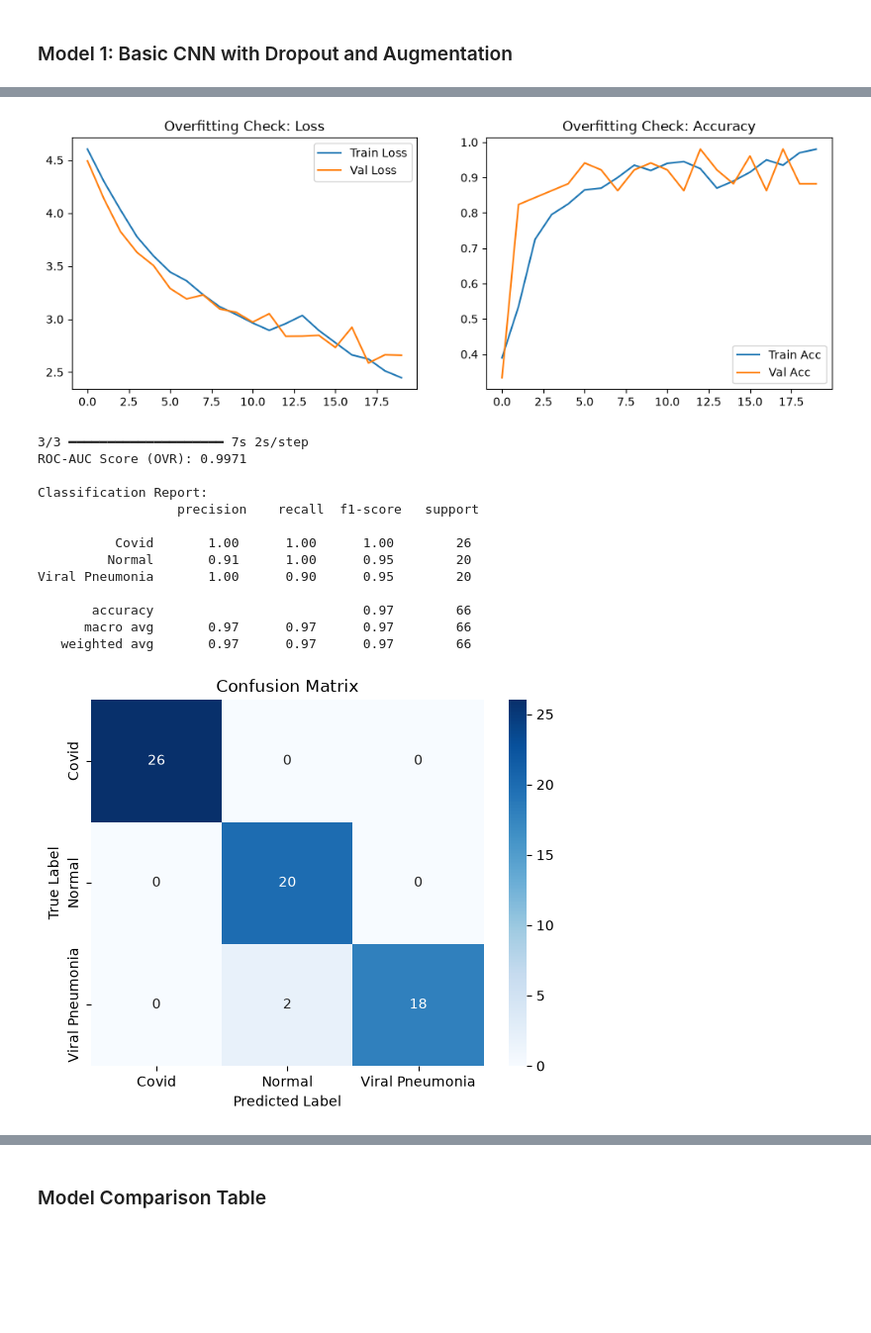
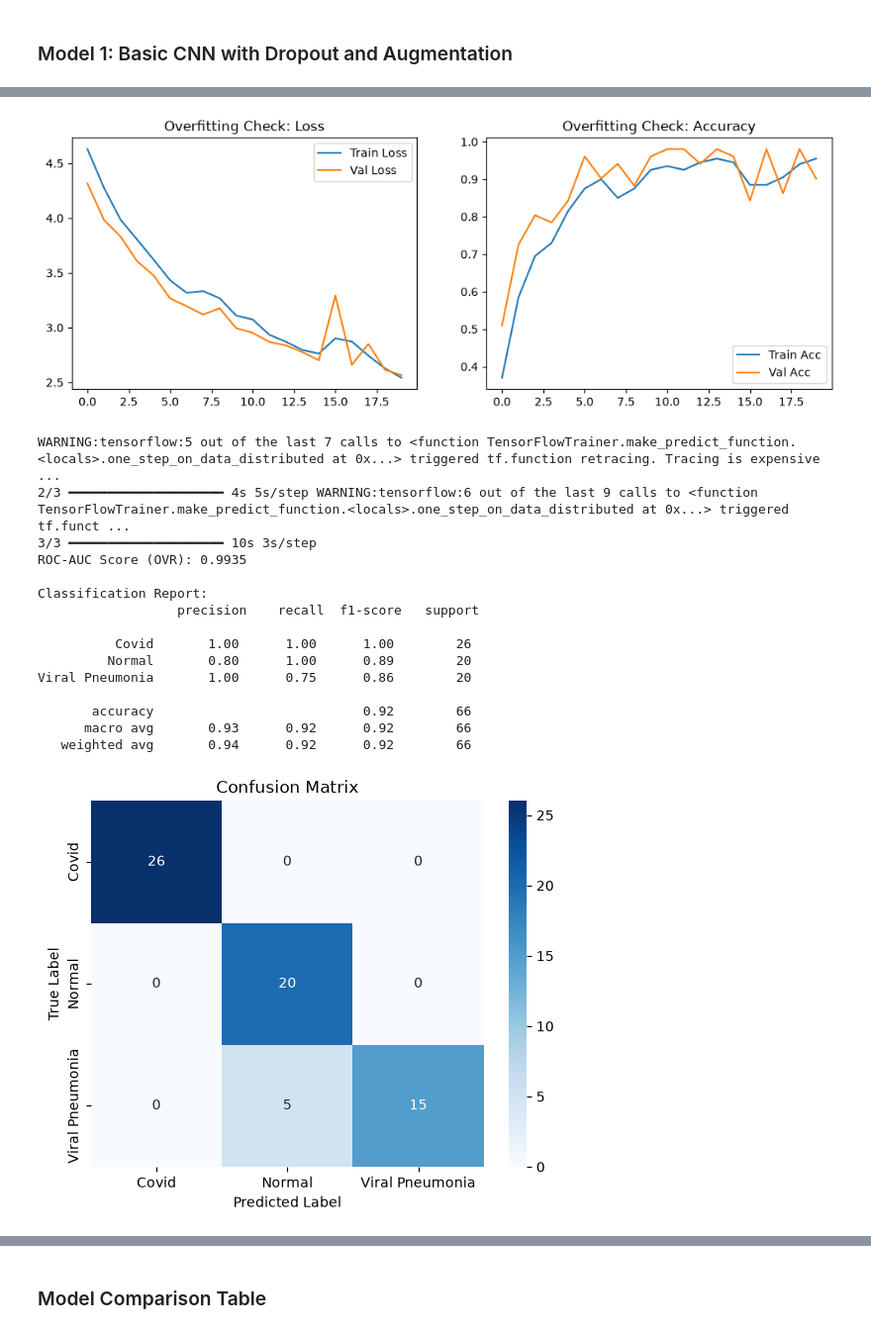
Before and after one commit to preetndr/covid-detection-from-chest-xrays-cnn, a Jupyter notebook: code.ipynb, the cells around one changed output, grey strips where cells are left out. Shown at 99% size. Saved outputs shown, nothing was run; the diff lists cells and outputs as text; code cells hidden in the pictures; blank space fills up the shorter version.

```diff
--- a/code.ipynb
+++ b/code.ipynb
@@ -152,14 +148,13 @@ model_1 = Sequential([
     MaxPooling2D(2, 2),
     Flatten(),
     Dense(128, activation='relu'),
-    Dropout(0.5), # Randomly drops 50% of neurons to prevent memorization
+    Dropout(0.3),
     Dense(3, activation='softmax')
 ])
 
 model_1.compile(optimizer='adam', loss='categorical_crossentropy', metrics=['accuracy'])
-early_stop = EarlyStopping(monitor='val_loss', patience=5, restore_best_weights=True)
+early_stop = EarlyStopping(monitor='val_accuracy', patience=10, restore_best_weights=True)
 
-# Replaced X_train, y_train with datagen.flow() to use augmented images
 history_1 = model_1.fit(
     datagen.flow(X_train, y_train, batch_size=32),
     validation_data=(X_val, y_val),
@@ -280,17 +277,16 @@ from tensorflow.keras.regularizers import l2
 
 base_model_vgg = VGG16(weights='imagenet', include_top=False, input_shape=(img_size, img_size, 3))
 
-# 1. Unfreeze the last 4 layers again so it can actually learn X-ray textures
+# Unfreeze the last 4 layers again so it can actually learn X-ray textures
 for layer in base_model_vgg.layers[:-4]:
     layer.trainable = False
 
 x = GlobalAveragePooling2D()(base_model_vgg.output)
 
-# 2. Added L2 Regularizer to strictly penalize memorization
+# Added L2 Regularizer to strictly penalize memorization
 x = Dense(256, activation='relu', kernel_regularizer=l2(0.01))(x)
 
-# 3. Lowered Dropout to 0.3 so we aren't blinding the model too much
-x = Dropout(0.3)(x)
+x = Dropout(0.5)(x)
 output = Dense(3, activation='softmax')(x)
 
 model_3 = Model(inputs=base_model_vgg.input, outputs=output)
@@ -327,16 +323,18 @@ Test Accuracy: 0.9697
-[figure, old version]
+[figure, new version]
-3/3 ━━━━━━━━━━━━━━━━━━━━ 7s 2s/step
-ROC-AUC Score (OVR): 0.9971
+WARNING:tensorflow:5 out of the last 7 calls to <function TensorFlowTrainer.make_predict_function.<locals>.one_step_on_data_distributed at 0x...> triggered tf.function retracing. Tracing is expensive  ...
+2/3 ━━━━━━━━━━━━━━━━━━━━ 4s 5s/step WARNING:tensorflow:6 out of the last 9 calls to <function TensorFlowTrainer.make_predict_function.<locals>.one_step_on_data_distributed at 0x...> triggered tf.funct ...
+3/3 ━━━━━━━━━━━━━━━━━━━━ 10s 3s/step
+ROC-AUC Score (OVR): 0.9935
 
 Classification Report:
                   precision    recall  f1-score   support
 
           Covid       1.00      1.00      1.00        26
-         Normal       0.91      1.00      0.95        20
-Viral Pneumonia       1.00      0.90      0.95        20
+         Normal       0.80      1.00      0.89        20
+Viral Pneumonia       1.00      0.75      0.86        20
 
-       accuracy                           0.97        66
-      macro avg       0.97      0.97      0.97        66
-   weighted avg       0.97      0.97      0.97        66
+       accuracy                           0.92        66
+      macro avg       0.93      0.92      0.92        66
+   weighted avg       0.94      0.92      0.92        66
 [figure]
 # %% [markdown]
```
Also changed, not shown: parts of 14 cells of this notebook.
